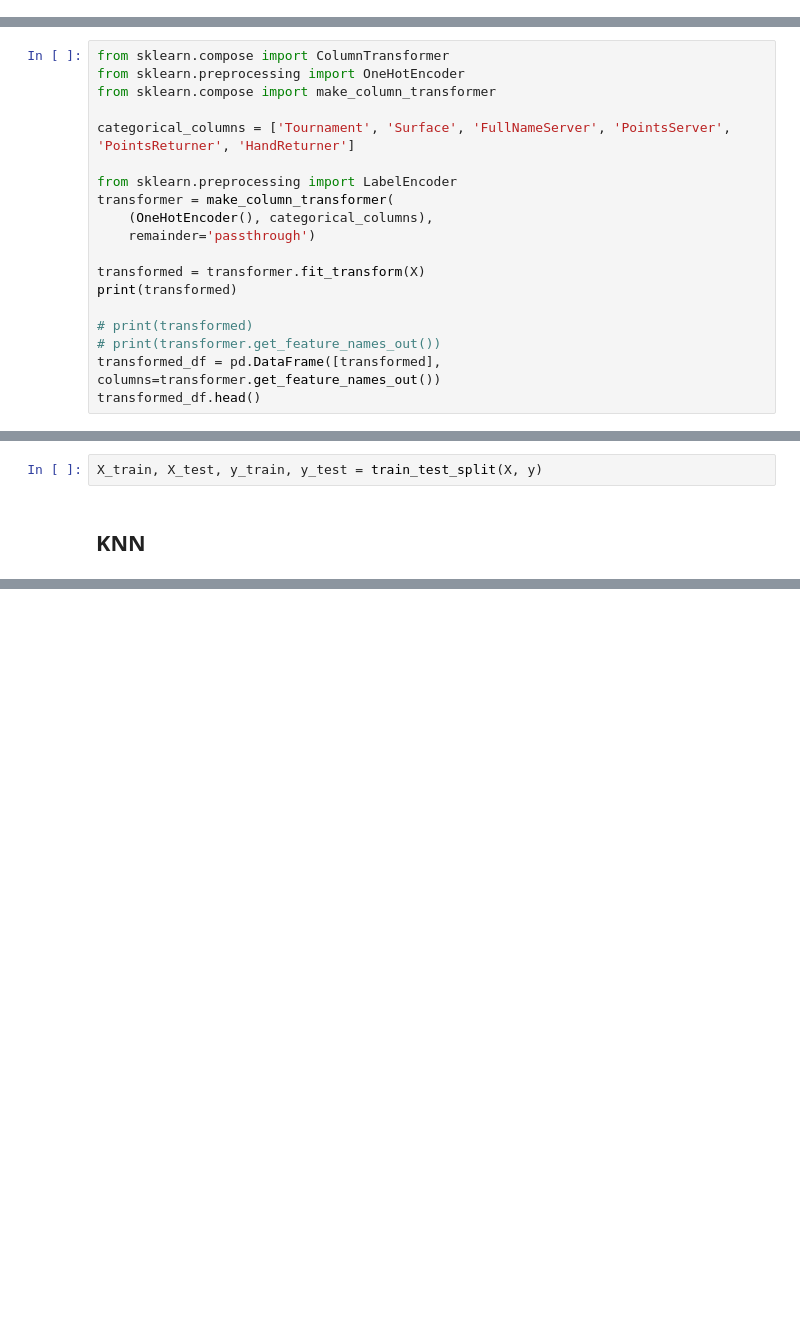
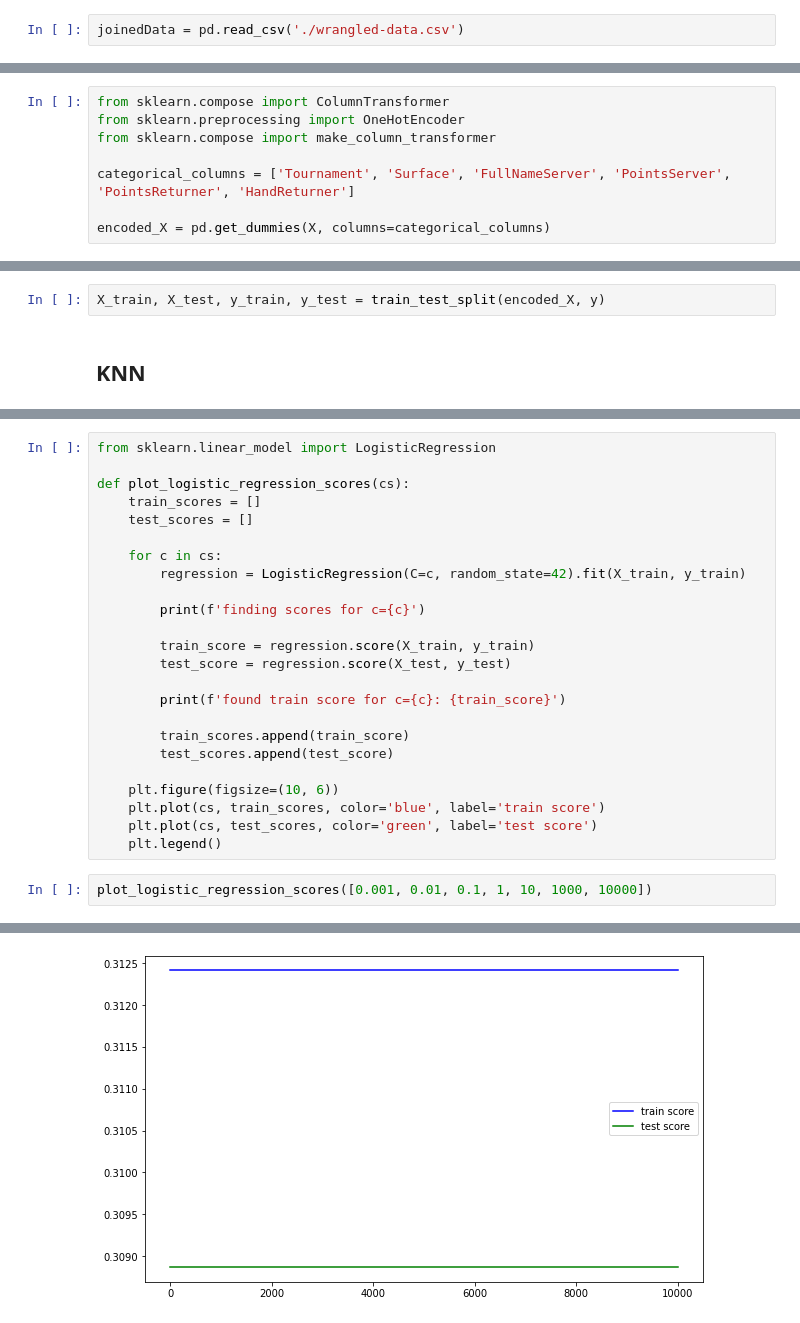
Before and after one commit to dundurlunka/ml-grand-slam, a Jupyter notebook: ml_grand_slam.ipynb, the cells around one changed output, grey strips where cells are left out. Saved outputs shown, nothing was run; the diff lists cells and outputs as text; blank space fills up the shorter version.

```diff
--- a/ml_grand_slam.ipynb
+++ b/ml_grand_slam.ipynb
@@ -146,6 +148,8 @@ import matplotlib
 import matplotlib.pyplot as plt
 from sklearn.neighbors import KNeighborsClassifier
 from sklearn.model_selection import train_test_split
+# %%
+joinedData = pd.read_csv('./wrangled-data.csv')
 # %%
 joinedData['Direction'].value_counts().plot(kind='bar')
 # %% [output]
@@ -192,15 +178,4 @@ from sklearn.compose import make_column_transformer
 
 categorical_columns = ['Tournament', 'Surface', 'FullNameServer', 'PointsServer', 'PointsReturner', 'HandReturner']
 
-from sklearn.preprocessing import LabelEncoder
-transformer = make_column_transformer(
-    (OneHotEncoder(), categorical_columns),
-    remainder='passthrough')
-
-transformed = transformer.fit_transform(X)
-print(transformed)
-
-# print(transformed)
-# print(transformer.get_feature_names_out())
-transformed_df = pd.DataFrame([transformed], columns=transformer.get_feature_names_out())
-transformed_df.head()
+encoded_X = pd.get_dummies(X, columns=categorical_columns)
@@ -232,5 +192,5 @@ AttributeError: ignored
 # %%
-X_train, X_test, y_train, y_test = train_test_split(X, y)
+X_train, X_test, y_train, y_test = train_test_split(encoded_X, y)
 # %% [markdown]
 ## KNN
 # %%
@@ -256,0 +236,27 @@ ValueError: ignored
+# %%
+from sklearn.linear_model import LogisticRegression
+
+def plot_logistic_regression_scores(cs):
+    train_scores = []
+    test_scores = []
+
+    for c in cs:
+        regression = LogisticRegression(C=c, random_state=42).fit(X_train, y_train)
+
+        print(f'finding scores for c={c}')
+
+        train_score = regression.score(X_train, y_train)
+        test_score = regression.score(X_test, y_test)
+
+        print(f'found train score for c={c}: {train_score}')
+
+        train_scores.append(train_score)
+        test_scores.append(test_score)
+
+    plt.figure(figsize=(10, 6))
+    plt.plot(cs, train_scores, color='blue', label='train score')
+    plt.plot(cs, test_scores, color='green', label='test score')
+    plt.legend()
+# %%
+plot_logistic_regression_scores([0.001, 0.01, 0.1, 1, 10, 1000, 10000])
+# %% [output]
@@ -257 +277,2 @@ ValueError: ignored
+[figure, added]
 # %%
```
Also changed, not shown: parts of 10 cells of this notebook.
